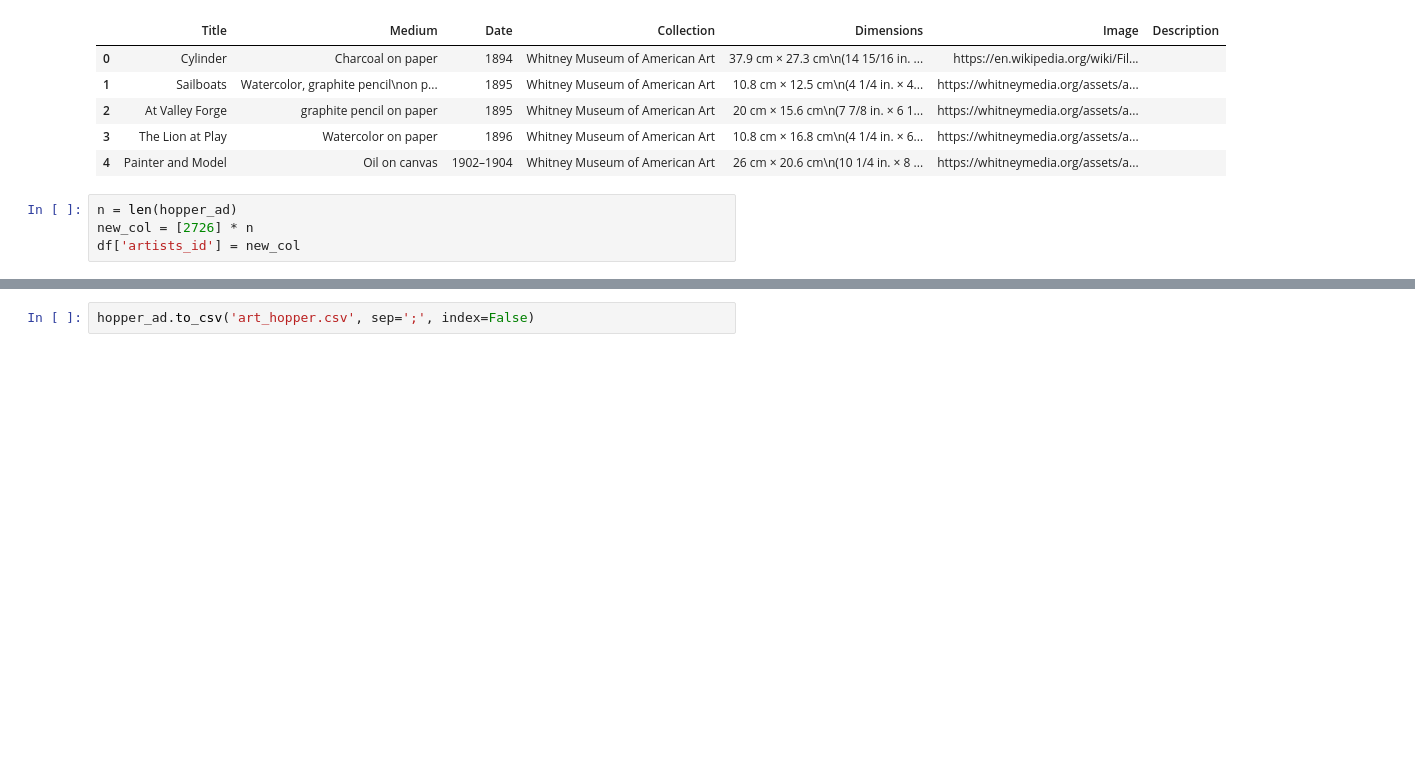
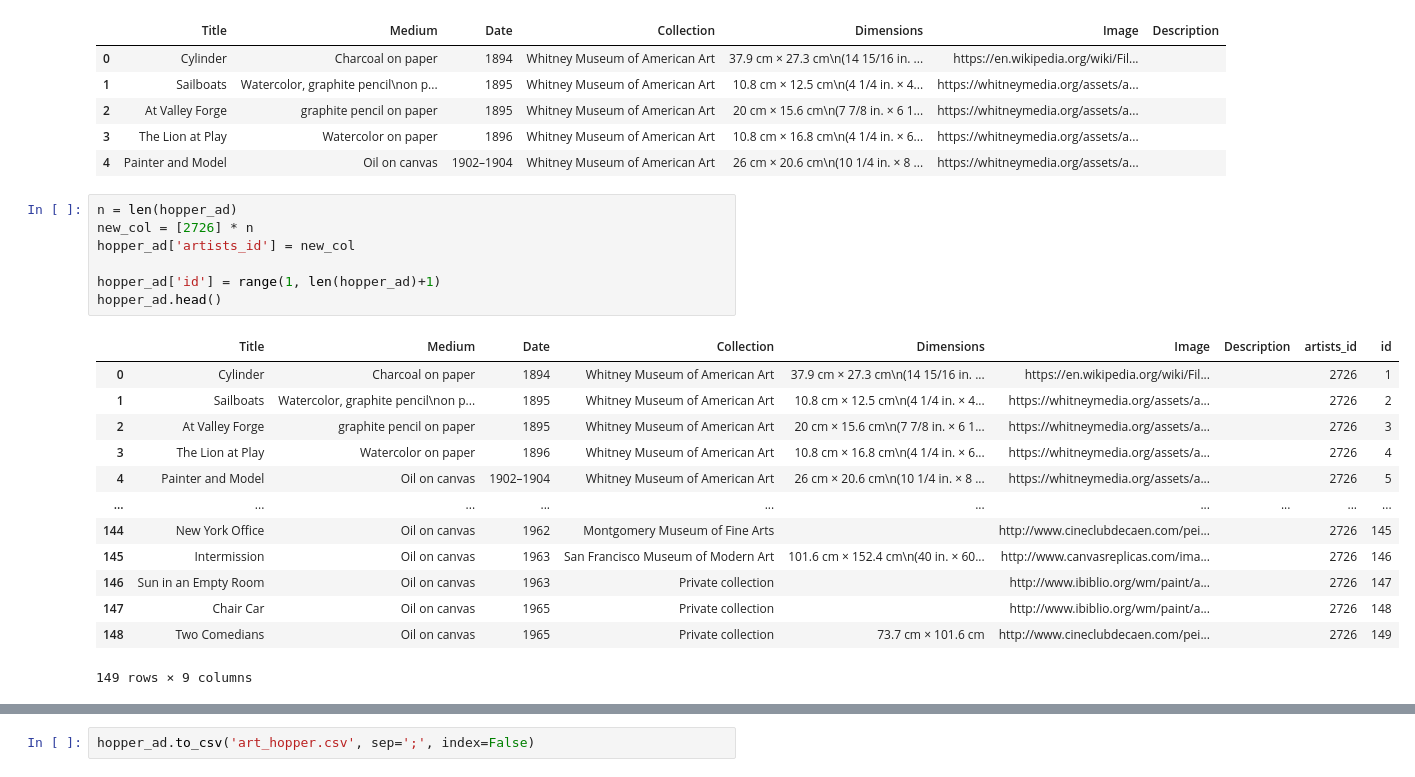
Before and after one commit to NereaRiveiro/Galician-who-, a Jupyter notebook: data/hopper.ipynb, the cells around one changed output, grey strips where cells are left out. Cells and saved outputs as stored; diff of their text form; blank space fills up the shorter version.

```diff
--- a/data/hopper.ipynb
+++ b/data/hopper.ipynb
@@ -250,4 +212,21 @@ hopper_ad.head()
 # %%
 n = len(hopper_ad)
 new_col = [2726] * n
-df['artists_id'] = new_col
+hopper_ad['artists_id'] = new_col
+
+hopper_ad['id'] = range(1, len(hopper_ad)+1)
+hopper_ad.head()
+# %% [output]
+|  | Title | Medium | Date | Collection | Dimensions | Image | Description | artists_id | id |
+| 0 | Cylinder | Charcoal on paper | 1894 | Whitney Museum of American Art | 37.9 cm × 27.3 cm\n(14 15/16 in. ... | https://en.wikipedia.org/wiki/Fil... |  | 2726 | 1 |
+| 1 | Sailboats | Watercolor, graphite pencil\non p... | 1895 | Whitney Museum of American Art | 10.8 cm × 12.5 cm\n(4 1/4 in. × 4... | https://whitneymedia.org/assets/a... |  | 2726 | 2 |
+| 2 | At Valley Forge | graphite pencil on paper | 1895 | Whitney Museum of American Art | 20 cm × 15.6 cm\n(7 7/8 in. × 6 1... | https://whitneymedia.org/assets/a... |  | 2726 | 3 |
+| 3 | The Lion at Play | Watercolor on paper | 1896 | Whitney Museum of American Art | 10.8 cm × 16.8 cm\n(4 1/4 in. × 6... | https://whitneymedia.org/assets/a... |  | 2726 | 4 |
+| 4 | Painter and Model | Oil on canvas | 1902–1904 | Whitney Museum of American Art | 26 cm × 20.6 cm\n(10 1/4 in. × 8 ... | https://whitneymedia.org/assets/a... |  | 2726 | 5 |
+| ... | ... | ... | ... | ... | ... | ... | ... | ... | ... |
+| 144 | New York Office | Oil on canvas | 1962 | Montgomery Museum of Fine Arts |  | http://www.cineclubdecaen.com/pei... |  | 2726 | 145 |
+| 145 | Intermission | Oil on canvas | 1963 | San Francisco Museum of Modern Art | 101.6 cm × 152.4 cm\n(40 in. × 60... | http://www.canvasreplicas.com/ima... |  | 2726 | 146 |
+| 146 | Sun in an Empty Room | Oil on canvas | 1963 | Private collection |  | http://www.ibiblio.org/wm/paint/a... |  | 2726 | 147 |
+| 147 | Chair Car | Oil on canvas | 1965 | Private collection |  | http://www.ibiblio.org/wm/paint/a... |  | 2726 | 148 |
+| 148 | Two Comedians | Oil on canvas | 1965 | Private collection | 73.7 cm × 101.6 cm | http://www.cineclubdecaen.com/pei... |  | 2726 | 149 |
+149 rows × 9 columns
```
Also changed, not shown: parts of 11 cells of this notebook, 8 other files.
